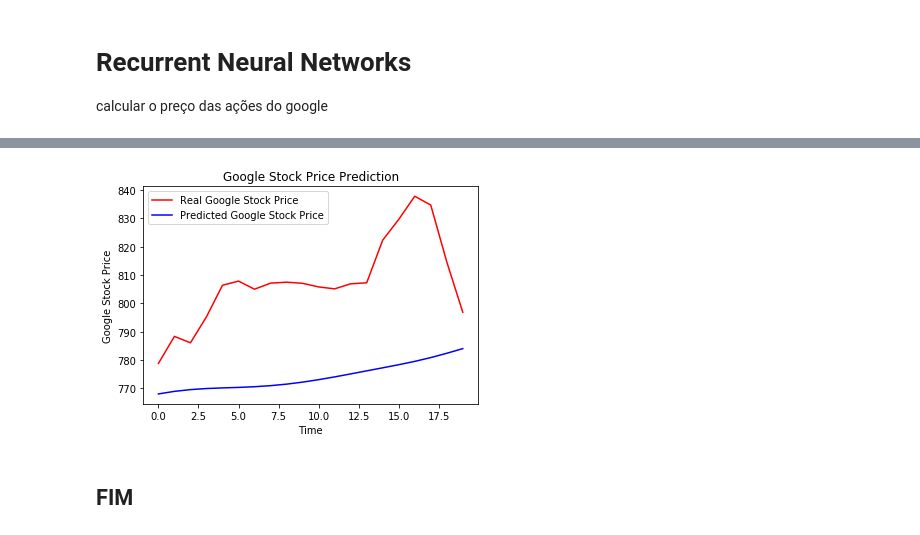
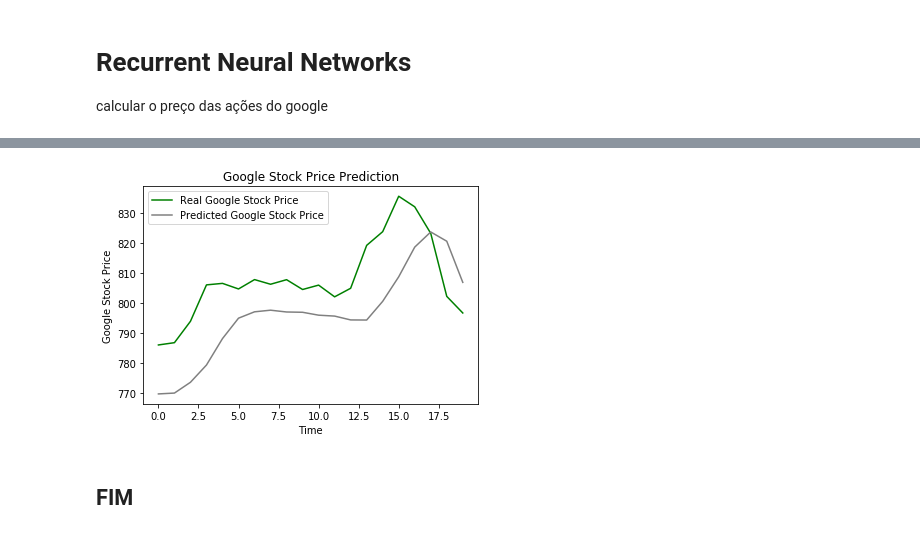
Before and after one commit to deeplearningunb/building-rnn, a Jupyter notebook: RecurrentNeuralNetworks.ipynb, the cells around one changed output, grey strips where cells are left out. Cells and saved outputs as stored; diff of their text form; code cells hidden in the pictures.

```diff
--- a/RecurrentNeuralNetworks.ipynb
+++ b/RecurrentNeuralNetworks.ipynb
@@ -12,7 +12,7 @@ import pandas as pd
 # %%
 # Importing the training set
 dataset_train = pd.read_csv('Google_Stock_Price_Train.csv')
-training_set = dataset_train.iloc[:, 1:2].values
+training_set = dataset_train.iloc[:, 4:5].replace(",", "", regex=True).values
 # %%
 # Feature Scaling
 from sklearn.preprocessing import MinMaxScaler
@@ -92,4 +86,4 @@ Please use `rate` instead of `keep_prob`. Rate should be set to `rate = 1 - keep
 # %%
 # Fitting the RNN to the Training set
-regressor.fit(X_train, y_train, epochs = 10, batch_size = 32)
+regressor.fit(X_train, y_train, epochs = 100, batch_size = 32)
 # %% [output]
@@ -116,10 +110,10 @@ Epoch 10/10
 
 # Getting the real stock price of 2017
 dataset_test = pd.read_csv('Google_Stock_Price_Test.csv')
-real_stock_price = dataset_test.iloc[:, 1:2].values
+real_stock_price = dataset_test.iloc[:, 4:5].values
 
 # Getting the predicted stock price of 2017
-dataset_total = pd.concat((dataset_train['Open'], dataset_test['Open']), axis = 0)
+dataset_total = pd.concat((dataset_train['Close'], dataset_test['Close']), axis = 0)
 inputs = dataset_total[len(dataset_total) - len(dataset_test) - 60:].values
 inputs = inputs.reshape(-1,1)
 inputs = sc.transform(inputs)
@@ -132,14 +126,14 @@ predicted_stock_price = regressor.predict(X_test)
 predicted_stock_price = sc.inverse_transform(predicted_stock_price)
 # %%
 # Visualising the results
-plt.plot(real_stock_price, color = 'red', label = 'Real Google Stock Price')
-plt.plot(predicted_stock_price, color = 'blue', label = 'Predicted Google Stock Price')
+plt.plot(real_stock_price, color = 'green', label = 'Real Google Stock Price')
+plt.plot(predicted_stock_price, color = 'gray', label = 'Predicted Google Stock Price')
 plt.title('Google Stock Price Prediction')
 plt.xlabel('Time')
 plt.ylabel('Google Stock Price')
 plt.legend()
 plt.show()
 # %% [output]
-[figure, old version]
+[figure, new version]
 # %% [markdown]
 ## FIM
```
Also changed, not shown: parts of 3 cells of this notebook.
